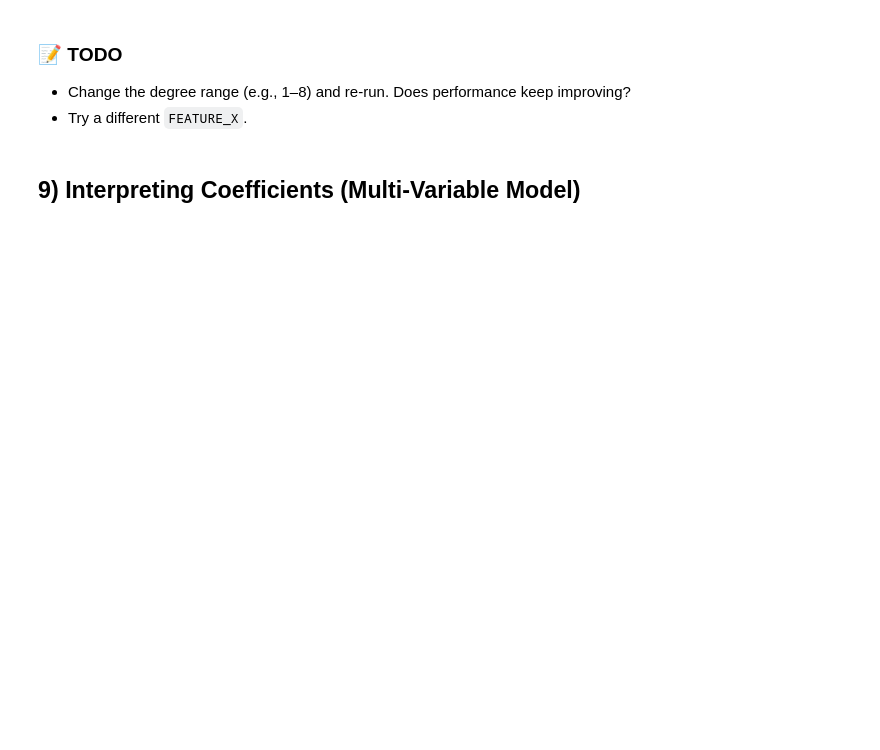
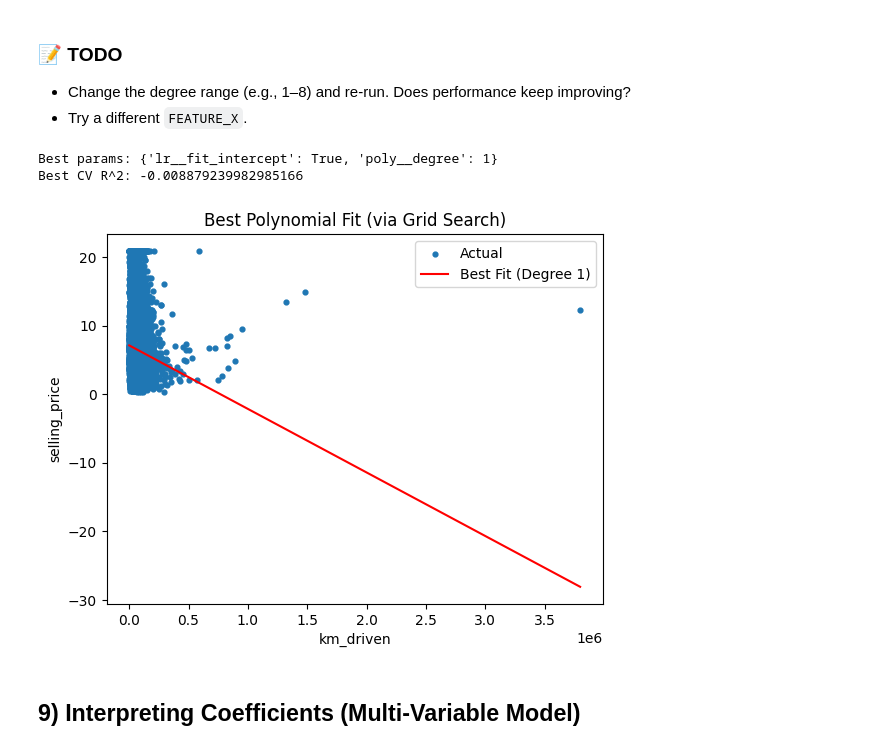
Before and after one commit to Vineelag2122/Machine-Learning, a Jupyter notebook: LAb6_AP23110011644.ipynb, the cells around one changed output. Drawn from its saved outputs; the diff is of its cells as text; code cells hidden in the pictures; blank space fills up the shorter version.

```diff
--- a/LAb6_AP23110011644.ipynb
+++ b/LAb6_AP23110011644.ipynb
@@ -345,6 +518,51 @@ plt.show()
 ### 📝 TODO
 - Change the degree range (e.g., 1–8) and re-run. Does performance keep improving?
 - Try a different `FEATURE_X`.
+# %%
+# Choose a single predictor again (same FEATURE_X as before by default)
+# FEATURE_X = 'km_driven'  # keep same, or set to something else like 'horsepower'
+# We will keep 'km_driven' for this example as it was used in the previous single variable regression.
+# If you want to change it, uncomment the line above and set a new feature.
+FEATURE_X = 'km_driven' # Keeping 'km_driven' as the feature for polynomial regression
+
+poly_data = df[[FEATURE_X, TARGET]].dropna().copy()
+X = poly_data[[FEATURE_X]].values
+y = poly_data[TARGET].values
+
+pipe = Pipeline([
+    ("poly", PolynomialFeatures(include_bias=False)),
+    ("lr", LinearRegression())
+])
+
+# Modify the param_grid to change the degree range
+param_grid = {
+    "poly__degree": [1, 2, 3, 4, 5, 6, 7, 8], # Changed degree range to 1-8
+    "lr__fit_intercept": [True, False]
+}
+
+grid = GridSearchCV(pipe, param_grid, cv=5, scoring="r2", n_jobs=-1)
+grid.fit(X, y)
+
+print("Best params:", grid.best_params_)
+print("Best CV R^2:", grid.best_score_)
+
+best_model = grid.best_estimator_
+
+# Plot best curve
+x_line = np.linspace(X.min(), X.max(), 200).reshape(-1,1)
+y_line = best_model.predict(x_line)
+
+plt.figure()
+plt.scatter(X, y, s=12, label="Actual")
+plt.plot(x_line, y_line, color='red', label=f"Best Fit (Degree {grid.best_params_['poly__degree']})")
+plt.xlabel(FEATURE_X); plt.ylabel(TARGET)
+plt.title("Best Polynomial Fit (via Grid Search)")
+plt.legend()
+plt.show()
+# %% [output]
+Best params: {'lr__fit_intercept': True, 'poly__degree': 1}
+Best CV R^2: -0.008879239982985166
+[figure, added]
 # %% [markdown]
 ## 9) Interpreting Coefficients (Multi-Variable Model)
 # %%
```
Also changed, not shown: parts of 21 cells of this notebook.
